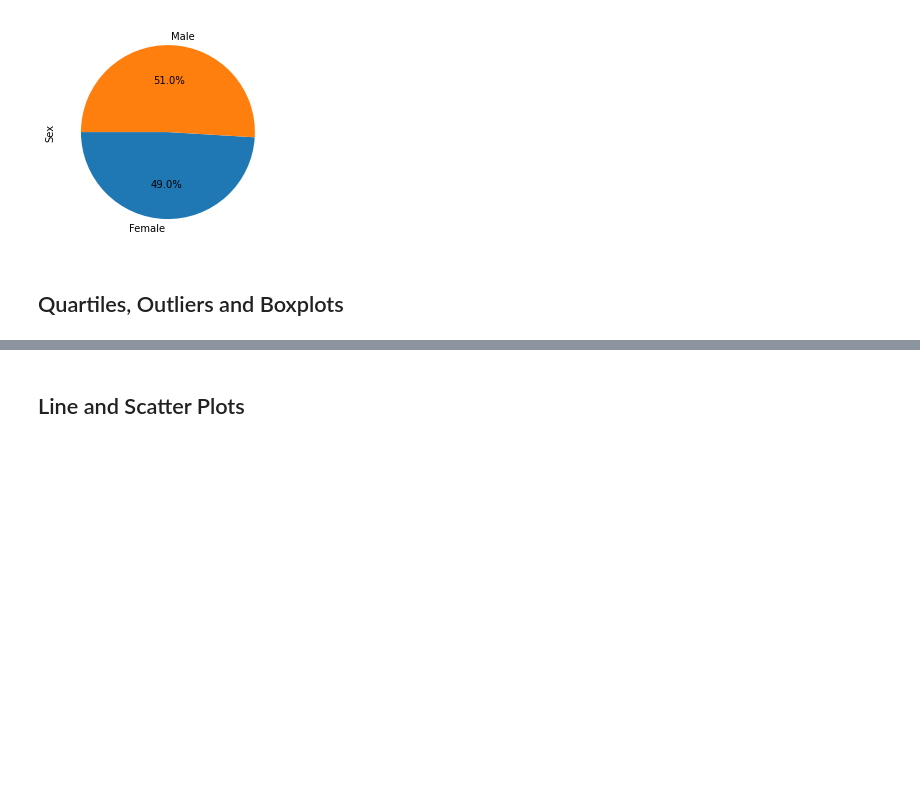
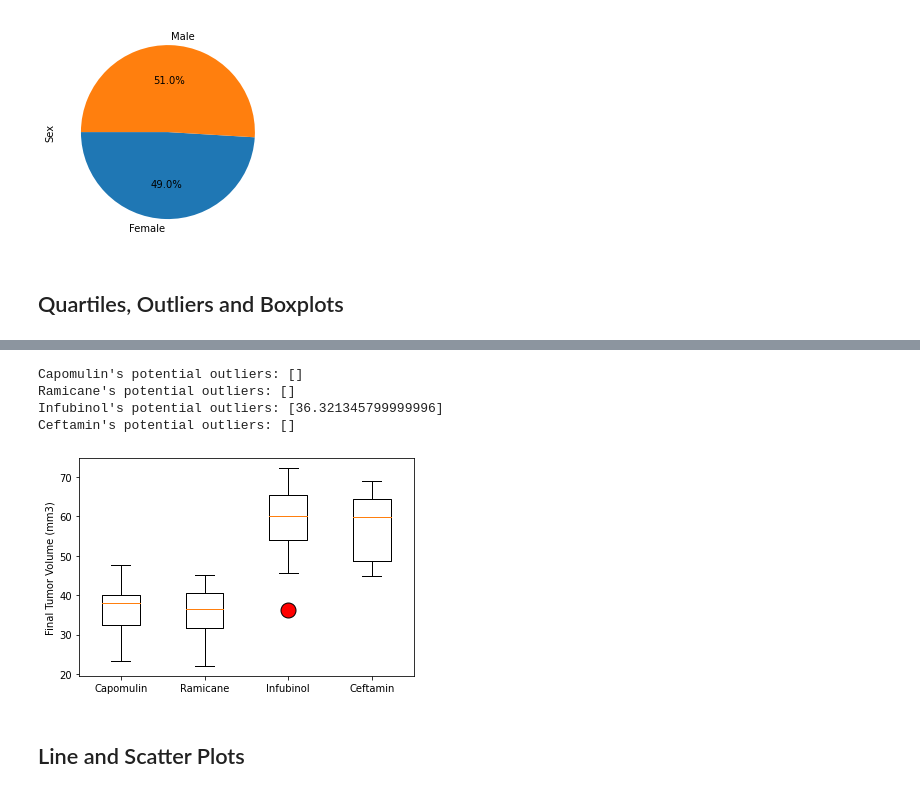
Before and after one commit to rileyunverferth/Mice-Tumor-Pharmaceutical-Analysis, a Jupyter notebook: pymaceuticals.ipynb, the cells around one changed output, grey strips where cells are left out. Drawn from its saved outputs; the diff is of its cells as text; code cells hidden in the pictures; blank space fills up the shorter version.

```diff
--- a/pymaceuticals.ipynb
+++ b/pymaceuticals.ipynb
@@ -209,6 +191,8 @@ Text(0, 0.5, 'Sex')
 # Capomulin, Ramicane, Infubinol, and Ceftamin
 
 # Start by getting the last (greatest) timepoint for each mouse
-
-
+each_mouse = mouse_clean.groupby(["Mouse ID"])["Timepoint"].max()
+each_mouse_df = pd.DataFrame(each_mouse)
 # Merge this group df with the original DataFrame to get the tumor volume at the last timepoint
+each_mouse_df = pd.merge(each_mouse_df, mouse_clean, on=["Mouse ID", "Timepoint"], how="left")
+each_mouse_df.set_index("Mouse ID")
@@ -215,22 +214,51 @@ Text(0, 0.5, 'Sex')
 # %%
 # Put treatments into a list for for loop (and later for plot labels)
+treatments = ["Capomulin", "Ramicane", "Infubinol", "Ceftamin"]
+
+# Create empty list to fill with tumor vol data (for plotting)
+tumor_vol_data = []
+
+# Calculate the IQR and quantitatively determine if there are any potential outliers.
+for i in treatments:
+
+    # Locate the rows which contain mice on each drug and get the tumor volumes
+    tumor_rows = each_mouse_df.loc[each_mouse_df["Drug Regimen"] == i, "Tumor Volume (mm3)"]
+
+    # add subset
+    tumor_vol_data.append(tumor_rows)
+
+    # Determine outliers using upper and lower bounds
+    quartiles = tumor_rows.quantile([.25,.5,.75])
+    lowerq = quartiles[0.25]
+    upperq = quartiles[0.75]
+    iqr = upperq-lowerq
+
+    lower_bound = lowerq - (1.5*iqr)
+    upper_bound = upperq + (1.5*iqr)
+    outliers = []
+
+    for vol in tumor_rows:
+        if vol < lower_bound:
+            outliers.append(vol)
+        elif vol > upper_bound:
+                outliers.append(vol)
 
 
-# Create empty list to fill with tumor vol data (for plotting)
-
-
-# Calculate the IQR and quantitatively determine if there are any potential outliers.
-
-
-    # Locate the rows which contain mice on each drug and get the tumor volumes
-
-
-    # add subset
-
-
-    # Determine outliers using upper and lower bounds
+    print(f"{i}'s potential outliers: {outliers}")
+# %% [output]
+Capomulin's potential outliers: []
+Ramicane's potential outliers: []
+Infubinol's potential outliers: [36.321345799999996]
+Ceftamin's potential outliers: []
 # %%
 # Generate a box plot that shows the distrubution of the tumor volume for each treatment group.
+fig1, ax1 = plt.subplots()
+ax1.set_ylabel('Final Tumor Volume (mm3)')
+ax1.boxplot(tumor_vol_data, flierprops={'markersize': 15, 'markerfacecolor': 'red'})
+plt.xticks([1,2,3,4], treatments)
+plt.show()
+# %% [output]
+[figure, added]
 # %% [markdown]
 ## Line and Scatter Plots
 # %%
```
Also changed, not shown: parts of 7 cells of this notebook.
